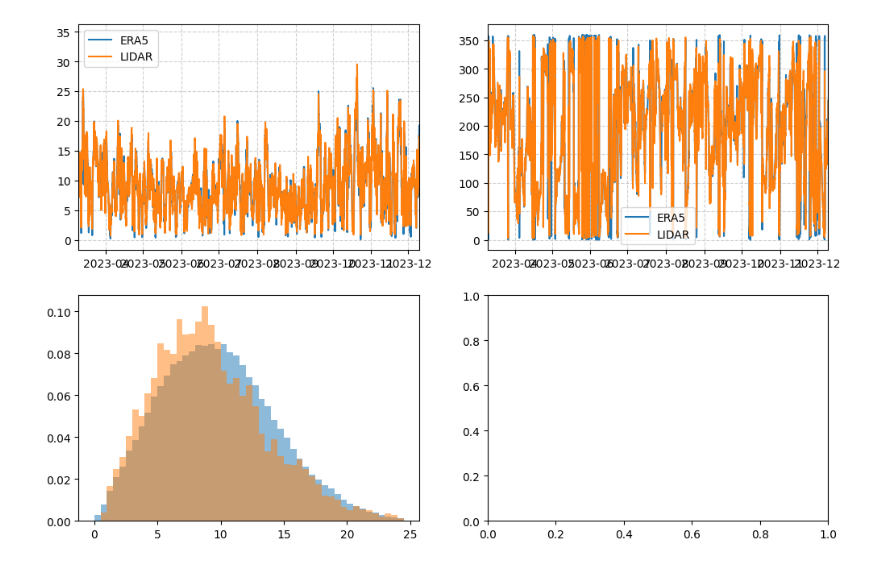
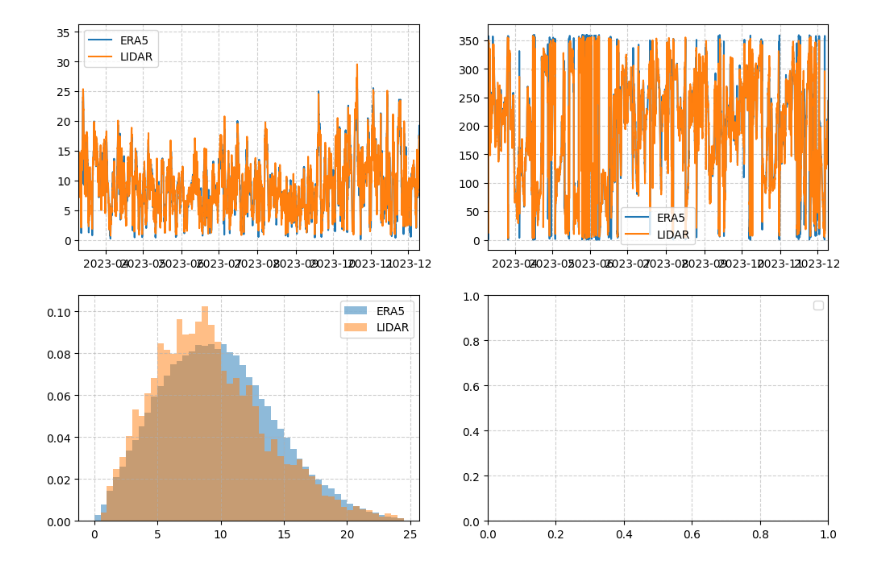
Before and after one commit to Nuwa13/Project_Python_Programming_in_Energy_Science, a Jupyter notebook: ReadingData.ipynb, the cells around one changed output. Cells and saved outputs as stored; diff of their text form; code cells hidden in the pictures.

```diff
--- a/ReadingData.ipynb
+++ b/ReadingData.ipynb
@@ -28,33 +28,34 @@ data_LIDAR.drop_duplicates(subset='Time', inplace=True)
 
 # Resample the LIDAR data to 1h intervals
 
 data_LIDAR = data_LIDAR.resample('h', on='Time').mean()
 
 
 # create a merged dataframe containing the ERA5 and the LIDAR data
 
 data_mrgd = pd.merge(data_LIDAR, data_ERA5, how='right', on='Time')
 
 data_mrgd['Time'] = pd.to_datetime(data_mrgd['Time'])
 
 fig, ax = plt.subplots(2, 2, figsize=(12, 8))
 
 ax = ax.flatten()
 
 ax[0].plot(data_mrgd['Time'], data_mrgd['WS100'])
 ax[0].plot(data_mrgd['Time'], data_mrgd['WS-99.2'])
+ax[0].set_xlim(data_LIDAR.index[0], data_LIDAR.index[-1])
 
 ax[1].plot(data_mrgd['Time'], data_mrgd['WD100'])
 ax[1].plot(data_mrgd['Time'], data_mrgd['WD-99.2'])
+ax[1].set_xlim(data_LIDAR.index[0], data_LIDAR.index[-1])
 
 v_bins = np.arange(0,25,0.5)
 
 ax[2].hist(data_mrgd['WS100'], bins=v_bins, density=True, alpha=0.5)
 ax[2].hist(data_mrgd['WS-99.2'], bins=v_bins, density=True, alpha=0.5)
 
-for axs in ax[0:2]:
-    axs.set_xlim(data_LIDAR.index[0], data_LIDAR.index[-1])
+for axs in ax:
     axs.legend(['ERA5', 'LIDAR'])
     axs.grid(True, linestyle="--", alpha=0.6)
 # %% [output]
-[figure, old version]
+[figure, new version]
```
